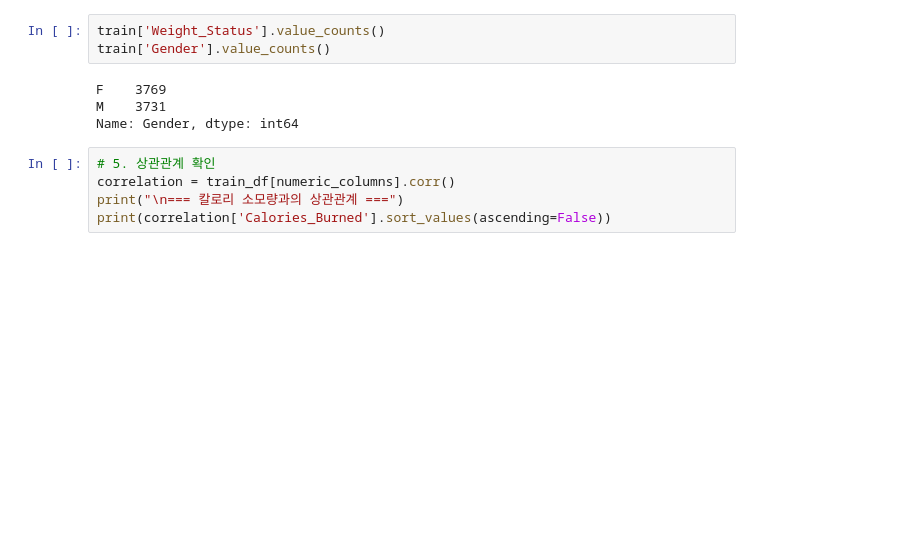
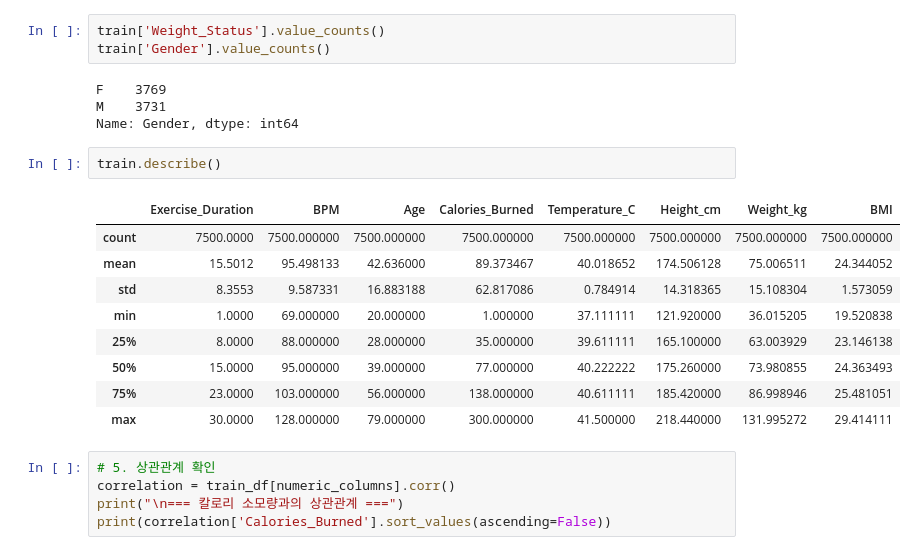
Before and after one commit to STMLPR/hojun, a Jupyter notebook: Untitled.ipynb, the cells around one changed output. Cells and saved outputs as stored; diff of their text form; blank space fills up the shorter version.

```diff
--- a/Untitled.ipynb
+++ b/Untitled.ipynb
@@ -74,6 +202,18 @@ train['Gender'].value_counts()
 F    3769
 M    3731
 Name: Gender, dtype: int64
+# %%
+train.describe()
+# %% [output]
+|  | Exercise_Duration | BPM | Age | Calories_Burned | Temperature_C | Height_cm | Weight_kg | BMI |
+| count | 7500.0000 | 7500.000000 | 7500.000000 | 7500.000000 | 7500.000000 | 7500.000000 | 7500.000000 | 7500.000000 |
+| mean | 15.5012 | 95.498133 | 42.636000 | 89.373467 | 40.018652 | 174.506128 | 75.006511 | 24.344052 |
+| std | 8.3553 | 9.587331 | 16.883188 | 62.817086 | 0.784914 | 14.318365 | 15.108304 | 1.573059 |
+| min | 1.0000 | 69.000000 | 20.000000 | 1.000000 | 37.111111 | 121.920000 | 36.015205 | 19.520838 |
+| 25% | 8.0000 | 88.000000 | 28.000000 | 35.000000 | 39.611111 | 165.100000 | 63.003929 | 23.146138 |
+| 50% | 15.0000 | 95.000000 | 39.000000 | 77.000000 | 40.222222 | 175.260000 | 73.980855 | 24.363493 |
+| 75% | 23.0000 | 103.000000 | 56.000000 | 138.000000 | 40.611111 | 185.420000 | 86.998946 | 25.481051 |
+| max | 30.0000 | 128.000000 | 79.000000 | 300.000000 | 41.500000 | 218.440000 | 131.995272 | 29.414111 |
 # %%
 # 5. 상관관계 확인
 correlation = train_df[numeric_columns].corr()
```
Also changed, not shown: parts of 6 cells of this notebook.
